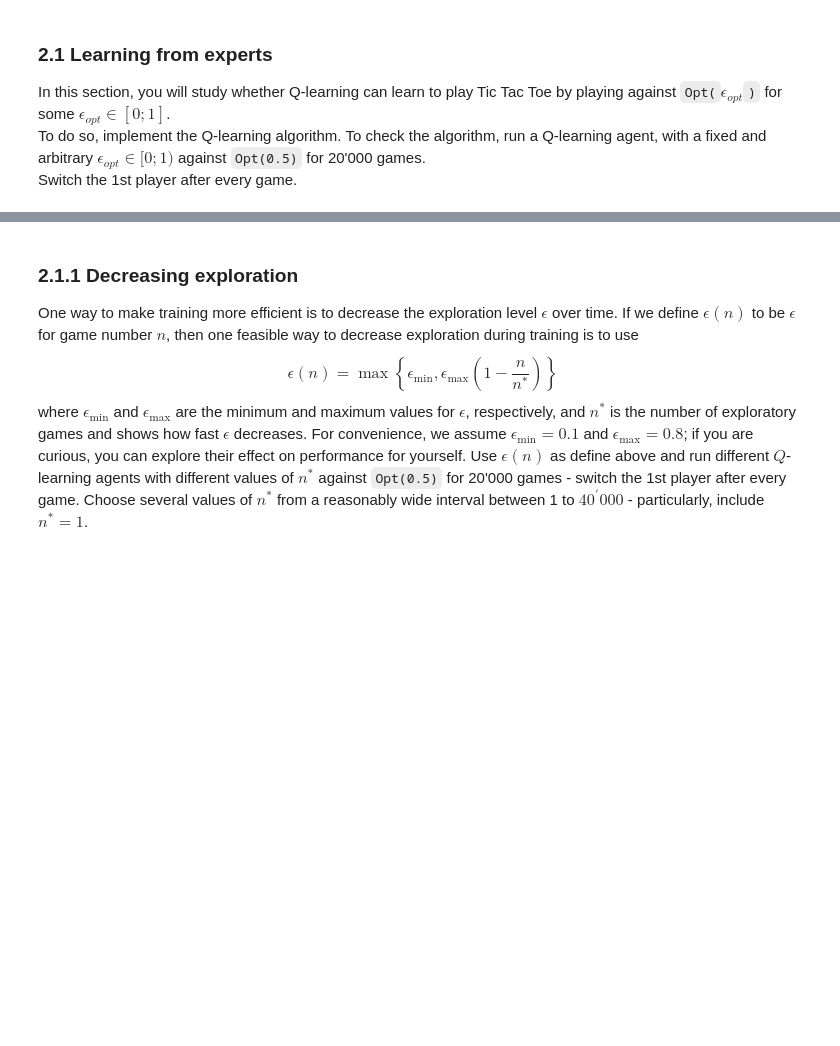
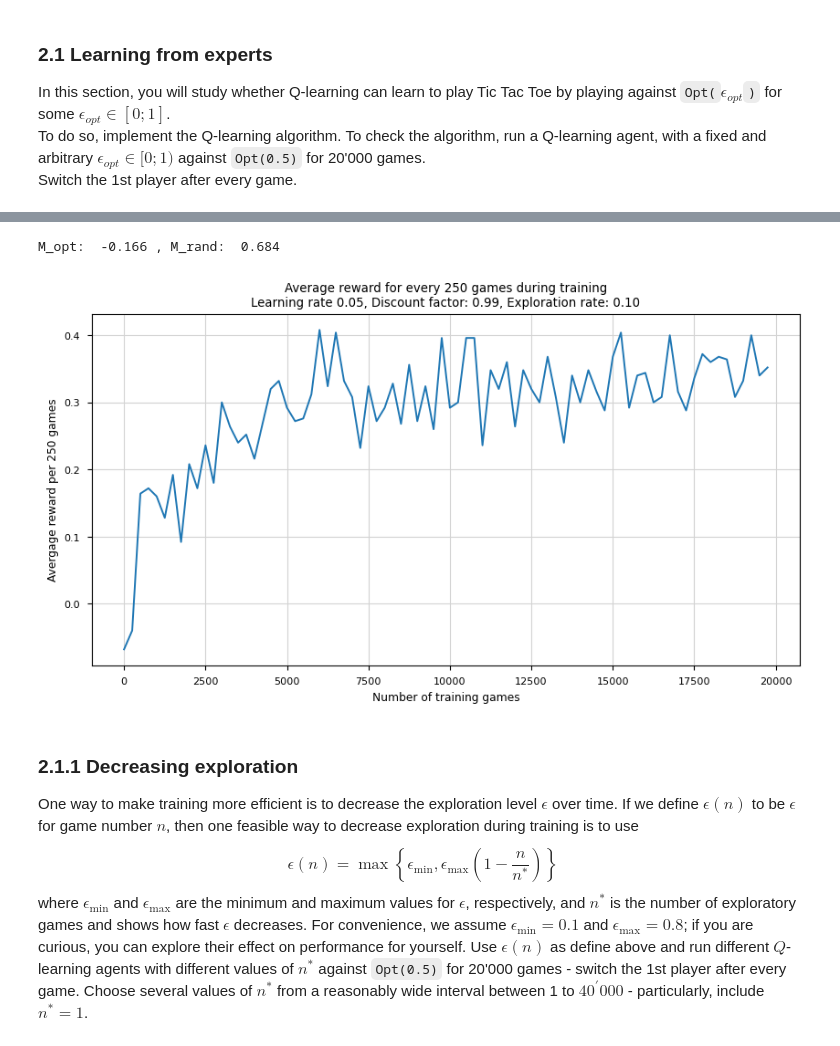
Before and after one commit to albertaillet/Miniproject1, a Jupyter notebook: Q-learning.ipynb, the cells around one changed output, grey strips where cells are left out. Drawn from its saved outputs; the diff is of its cells as text; code cells hidden in the pictures; blank space fills up the shorter version.

Commit message:
updated Q1 plot and started on Q8 code

```diff
--- a/Q-learning.ipynb
+++ b/Q-learning.ipynb
@@ -145,7 +145,7 @@ If you are curious, you can explore the effect of $\alpha$, $\gamma$ and initial
 # %%
 alpha = 0.05 # learning rate
 gamma = 0.99 # discount factor
-epsilon = 0 # exploration rate
+epsilon = 0.1 # exploration rate
 # %% [markdown]
 ### 2.1 Learning from experts
 
@@ -205,16 +207,20 @@ for itr in range(num_games):
 # %%
 print("M_opt: ", M_opt(epsilon_greedy), ", M_rand: ", M_rand(epsilon_greedy))
+# %% [output]
+M_opt:  -0.166 , M_rand:  0.684
 # %%
 plt.rcParams.update(plt.rcParamsDefault)
 plt.style.use('seaborn-paper')
 
 plt.figure(figsize=(10, 5))
-plt.plot(np.arange(0, num_trained_games, 50), av_rewards, "-")
-plt.title(f"Average reward for every 50 games during training\nLearning rate {alpha:.2f}, Discount factor: {gamma:.2f}, Exploration rate: {epsilon:.2f}")
-plt.ylabel("Avergage reward per 50 games")
+plt.plot(np.arange(0, num_trained_games, 250), av_rewards, "-")
+plt.title(f"Average reward for every 250 games during training\nLearning rate {alpha:.2f}, Discount factor: {gamma:.2f}, Exploration rate: {epsilon:.2f}")
+plt.ylabel("Avergage reward per 250 games")
 plt.xlabel("Number of training games")
 plt.grid(color="lightgrey")
 plt.show()
+# %% [output]
+[figure, added]
 # %% [markdown]
 ### 2.1.1 Decreasing exploration
 
```
Also changed, not shown: parts of 8 cells of this notebook, 1 other file.
